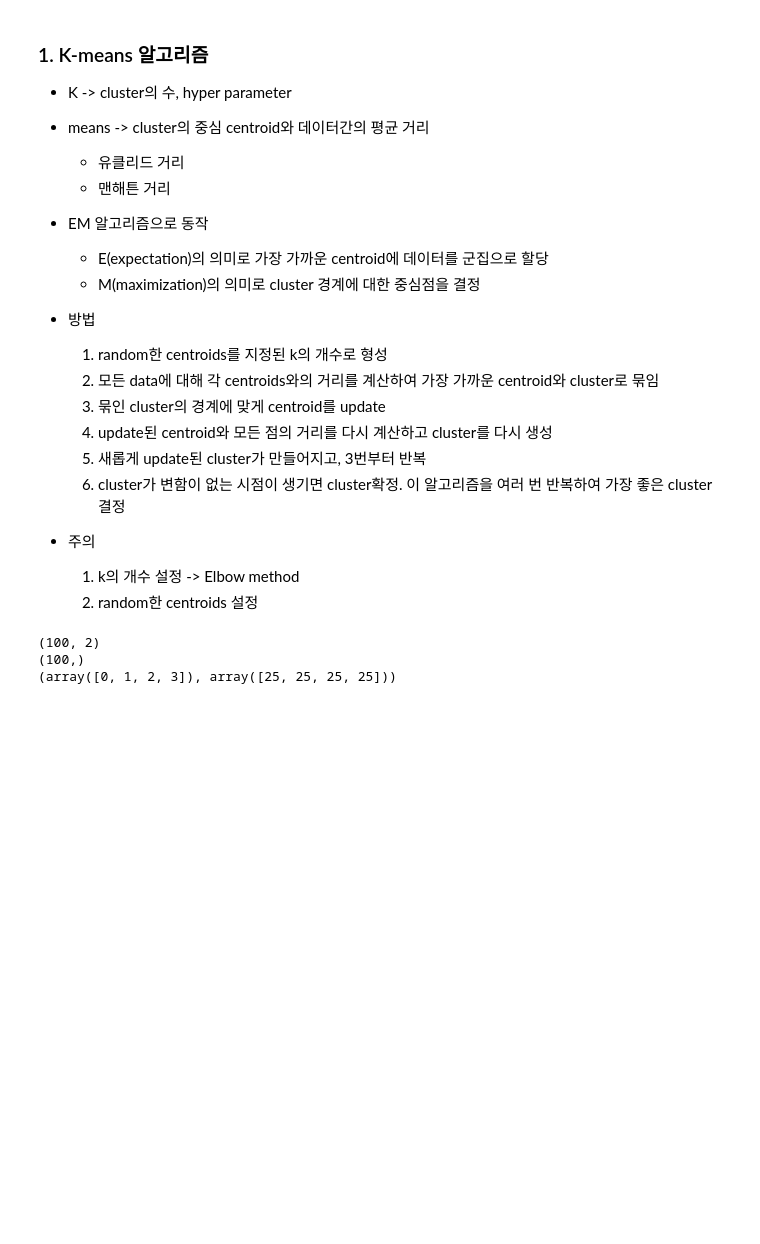
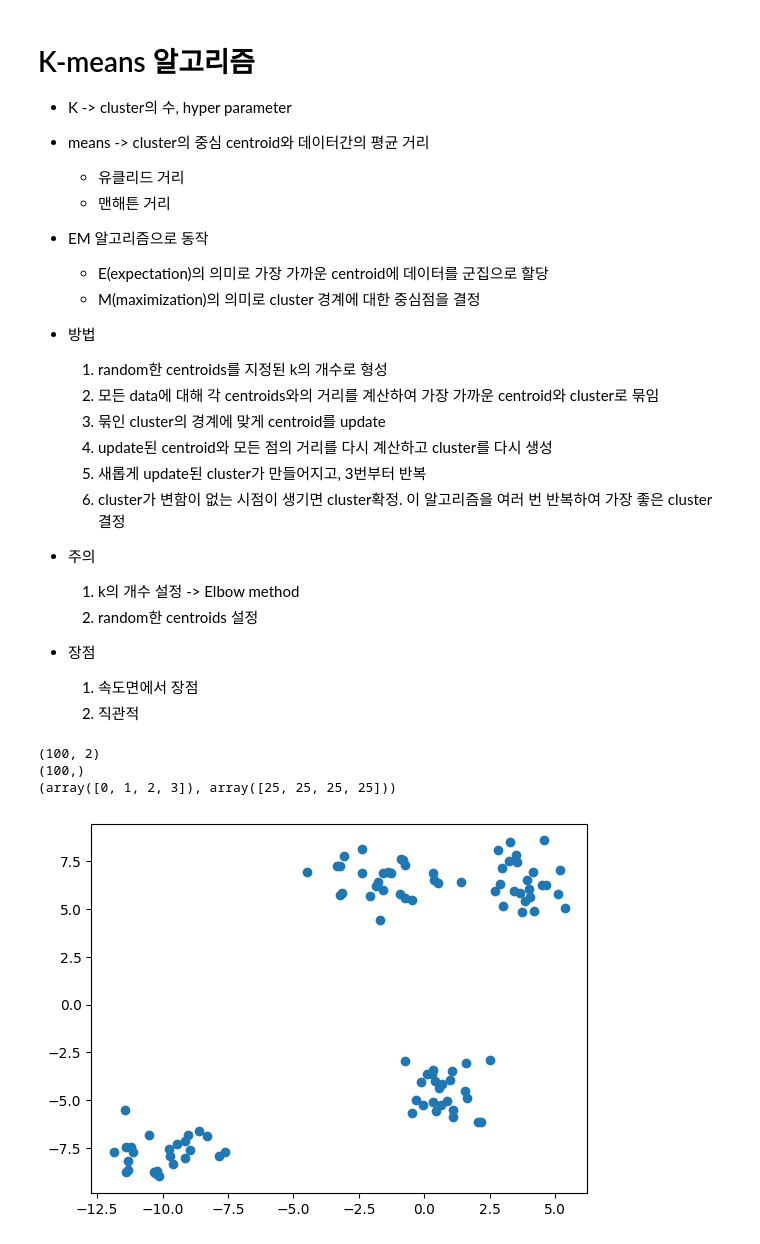
Before and after one commit to KimHyoJun99/LIKELION_AI, a Jupyter notebook: ML_TIL/08_UnsupervisedLearning.ipynb, the cells around one changed output. Saved outputs shown, nothing was run; the diff lists cells and outputs as text; code cells hidden in the pictures; blank space fills up the shorter version.

```diff
--- a/ML_TIL/08_UnsupervisedLearning.ipynb
+++ b/ML_TIL/08_UnsupervisedLearning.ipynb
@@ -6,7 +6,7 @@
     1. K-means 알고리즘(특정 data 형식에 대해서는 잘 동작하지 않음)
     2. DBSCAN
 # %% [markdown]
-### 1. K-means 알고리즘
+# K-means 알고리즘
 - K -> cluster의 수, hyper parameter
 - means -> cluster의 중심 centroid와 데이터간의 평균 거리
     - 유클리드 거리
@@ -22,35 +22,44 @@
     4. update된 centroid와 모든 점의 거리를 다시 계산하고 cluster를 다시 생성
     5. 새롭게 update된 cluster가 만들어지고, 3번부터 반복
     6. cluster가 변함이 없는 시점이 생기면 cluster확정. 이 알고리즘을 여러 번 반복하여 가장 좋은 cluster 결정
+
 - 주의
     1. k의 개수 설정 -> Elbow method
     2. random한 centroids 설정
+
+- 장점
+    1. 속도면에서 장점
+    2. 직관적
 # %%
 # 중심점이 4개인 데이터 100개를 무작위로 생성해서 정상적으로 클러스터가 생성되는지 확인
 
 # Module import
 import pandas as pd
 import numpy as np
 import matplotlib.pyplot as plt
 import random
 from sklearn.cluster import KMeans
 from sklearn.datasets import make_blobs
 
 # 중심점이 4개인 100개의 랜덤 데이터를 생성
 # n_samples: 전체 데이터 포인트의 수
 # centers: cluster의 수
 # n_features: 각 데이터 포인트의 feature 개수(데이터의 차원)
 # points: 생성된 데이터의 feature
 # labels: 각 데이터 포인트의 소속 클러스터 레이블
 points, labels = make_blobs(n_samples=100,
                             centers=4,
                             n_features=2,
                             random_state=100)
 
 print(points.shape)  # (100, 2)
 print(labels.shape)  # (100,)
 print(np.unique(labels, return_counts=True))  # array([0, 1, 2, 3]), array([25, 25, 25, 25]))
+
+plt.scatter(points[:, 0], points[:, 1])
+plt.show()
 # %% [output]
 (100, 2)
 (100,)
 (array([0, 1, 2, 3]), array([25, 25, 25, 25]))
+[figure, added]
```
Also changed, not shown: parts of 23 cells of this notebook.
